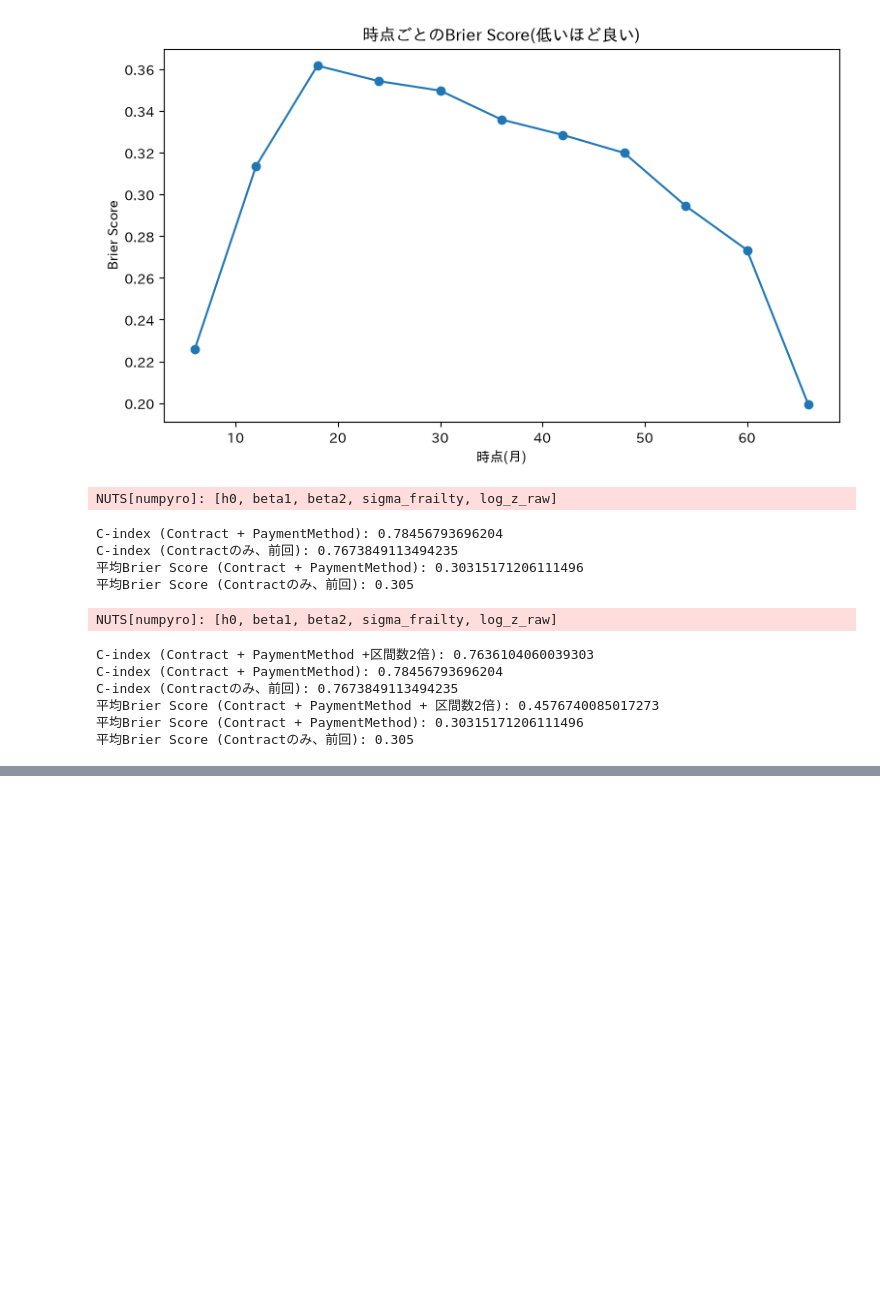
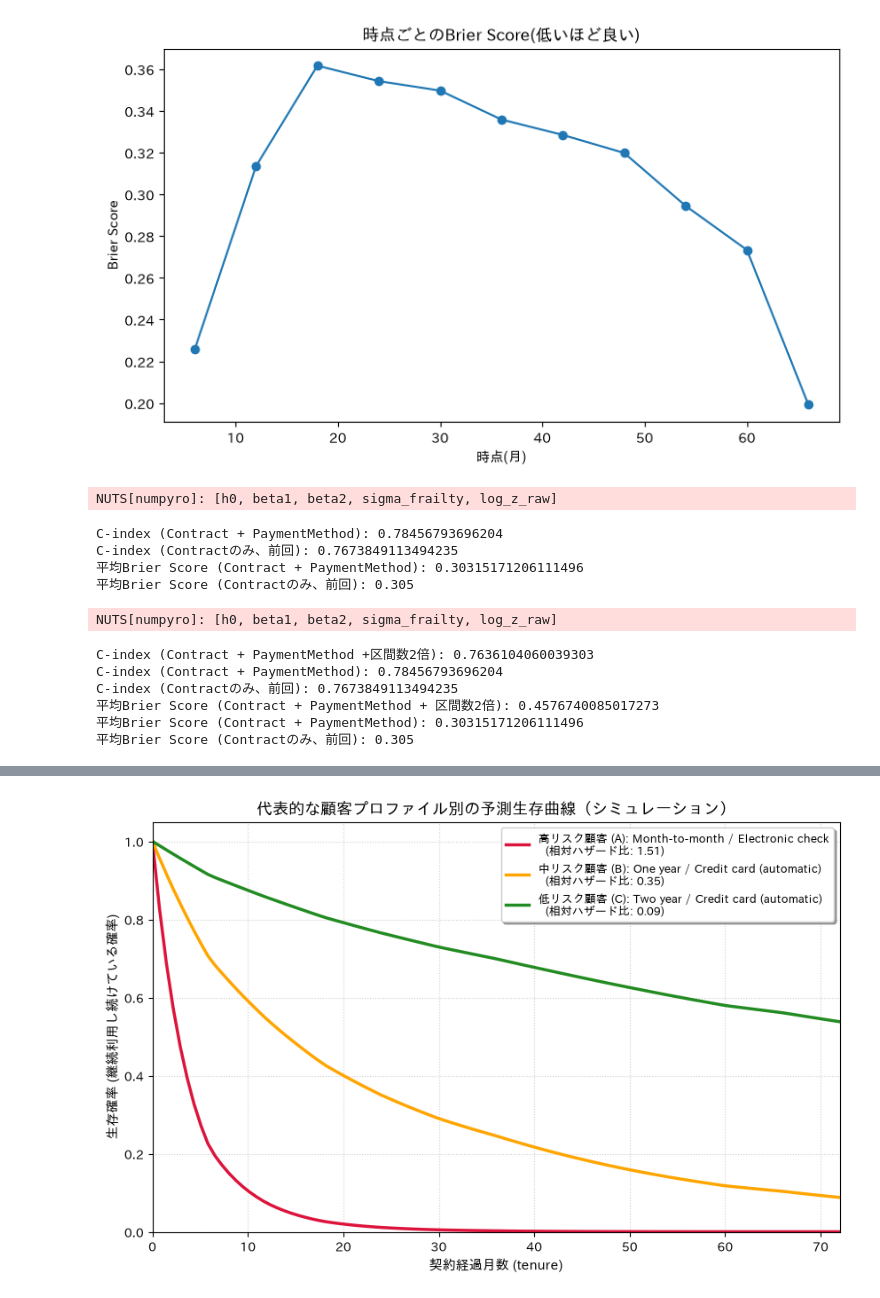
Before and after one commit to karahashimanato/bayesian-hazard-models, a Jupyter notebook: notebooks/validation.ipynb, the cells around one changed output, grey strips where cells are left out. Drawn from its saved outputs; the diff is of its cells as text; code cells hidden in the pictures; blank space fills up the shorter version.

```diff
--- a/notebooks/validation.ipynb
+++ b/notebooks/validation.ipynb
@@ -264,3 +266,21 @@ C-index (Contractのみ、前回): 0.7673849113494235
 平均Brier Score (Contract + PaymentMethod + 区間数2倍): 0.4576740085017273
 平均Brier Score (Contract + PaymentMethod): 0.30315171206111496
 平均Brier Score (Contractのみ、前回): 0.305
+# %%
+#LOO評価のためにDeterministicで再定義
+with pm.Model() as cox_model_train_eval:
+    h0 = pm.Gamma("h0",  alpha=10, beta=10/0.055, shape=n_intervals)
+    beta1 = pm.Normal("beta1", mu=0, sigma=1)
+    beta2 = pm.Normal("beta2", mu=0, sigma=1)
+
+    log_hazard_ratio = beta1 * x1_train + beta2 * x2_train
+    h_i = h0[interval_idx_train] * pt.exp(log_hazard_ratio)
+
+    log_lik_elementwise = event_train * pt.log(h_i) - h_i * exposure_train
+
+    pm.Deterministic("lik_i", log_lik_elementwise)#対数尤度を保存
+    pm.Potential("loglike", pt.sum(log_lik_elementwise))
+
+    idata_cox = pm.sample(
+        draws=2000, tune=2000, chains=4, cores=4, target_accept=0.90, nuts_sampler="numpyro", random_seed=42
+    )
@@ -266,0 +357,62 @@ C-index (Contractのみ、前回): 0.7673849113494235
+# %%
+import numpy as np
+import matplotlib.pyplot as plt
+
+beta1_m = idata_frailty.posterior["beta1"].values.mean()
+beta2_m = idata_frailty.posterior["beta2"].values.mean()
+z_m = idata_frailty.posterior["z"].values.reshape(-1, n_groups).mean(axis=0)
+h0_m = idata_frailty.posterior["h0"].values.reshape(-1, n_intervals).mean(axis=0)
+
+
+hazard_ratio_test_v2 = np.exp(beta1_m * x1_test + beta2_m * x2_test) * z_m[payment_idx_test]
+
+# A: 高リスク（1ヶ月契約 ＆ 電子チェック払い）
+high_risk_idx = np.where((x1_test == 0) & (x2_test == 0) & (df_test["PaymentMethod"] == "Electronic check"))[0]
+# B: 中リスク（1年契約 ＆ 自動口座振替/クレジットカード）
+med_risk_idx = np.where((x1_test == 1) & (x2_test == 0) & (df_test["PaymentMethod"].str.contains("automatic")))[0]
+# C: 低リスク（2年契約 ＆ 自動口座振替/クレジットカード）
+low_risk_idx = np.where((x1_test == 0) & (x2_test == 1) & (df_test["PaymentMethod"].str.contains("automatic")))[0]
+
+# 安全にインデックスを抽出
+idx_high = high_risk_idx[0] if len(high_risk_idx) > 0 else 0
+idx_med = med_risk_idx[0] if len(med_risk_idx) > 0 else 1
+idx_low = low_risk_idx[0] if len(low_risk_idx) > 0 else 2
+
+selected_indices = [idx_high, idx_med, idx_low]
+colors = ["crimson", "orange", "forestgreen"]
+risk_labels = ["高リスク顧客 (A)", "中リスク顧客 (B)", "低リスク顧客 (C)"]
+
+t_grid = np.linspace(0, 72, 100)
+
+fig, ax = plt.subplots(figsize=(10, 6))
+
+for idx, color, r_label in zip(selected_indices, colors, risk_labels):
+    cust_info = df_test.iloc[idx]
+    hr = hazard_ratio_test_v2[idx]
+
+
+    s_curve = [piecewise_survival_test(t, h0_m, breaks, hr) for t in t_grid]
+
+
+    label_text = (
+        f"{r_label}: {cust_info['Contract']} / {cust_info['PaymentMethod']}\n"
+        f"  (相対ハザード比: {hr:.2f})"
+    )
+    ax.plot(t_grid, s_curve, label=label_text, color=color, lw=2.5)
+
+
+ax.set_xlabel("契約経過月数 (tenure)", fontsize=11)
+ax.set_ylabel("生存確率 (継続利用し続けている確率)", fontsize=11)
+ax.set_title("代表的な顧客プロファイル別の予測生存曲線（シミュレーション）", fontsize=13, fontweight="bold")
+ax.set_xlim(0, 72)
+ax.set_ylim(0, 1.05)
+ax.legend(loc="upper right", fontsize=9.5, frameon=True, shadow=True)
+plt.grid(True, linestyle=":", alpha=0.6)
+
+plt.savefig("../img/individual_survival_curves.png", dpi=100, bbox_inches="tight")
+plt.show()
+
+print("--- 予測対象顧客のデータ ---")
+display(df_test.iloc[selected_indices][["Contract", "PaymentMethod"]])
+# %% [output]
+[figure, added]
```
Also changed, not shown: parts of 8 cells of this notebook, 3 other files.
